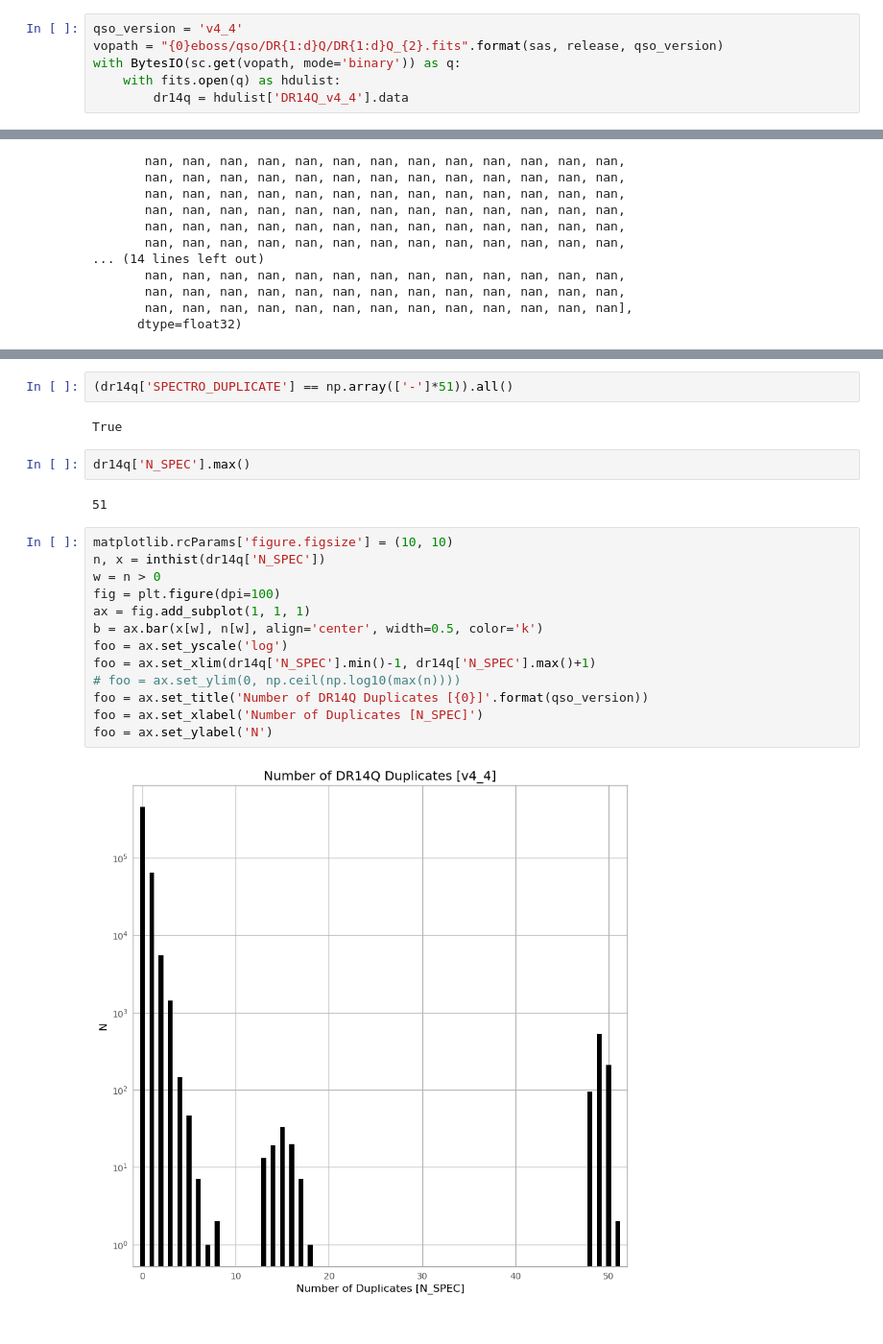
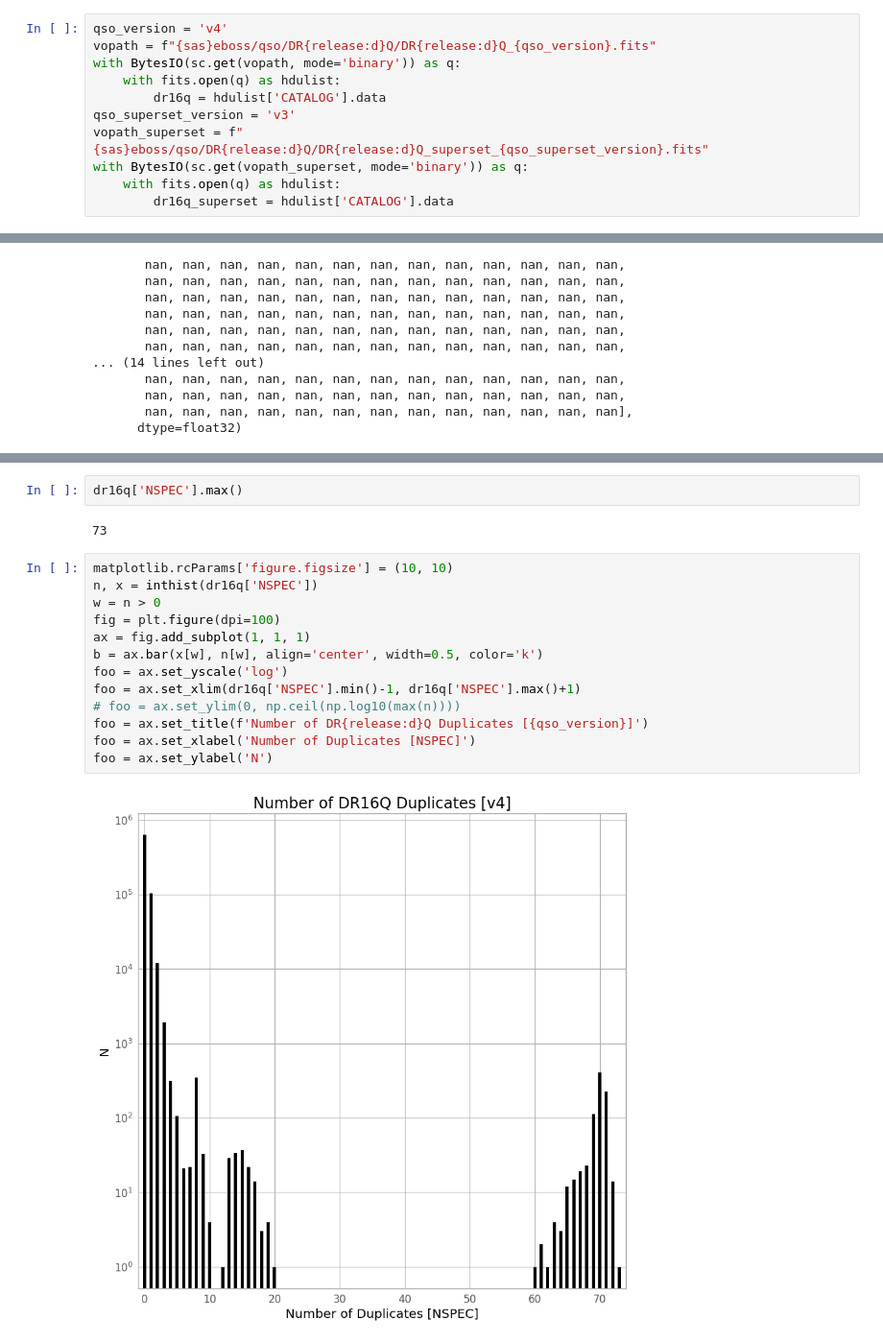
Before and after one commit to astro-datalab/digestor, a Jupyter notebook: docs/notebooks/Preparing_SDSS_DR16_VACs.ipynb, the cells around one changed output, grey strips where cells are left out. Shown: that part at 96% size. Drawn from its saved outputs; the diff is of its cells as text.

```diff
--- a/docs/notebooks/Preparing_SDSS_DR16_VACs.ipynb
+++ b/docs/notebooks/Preparing_SDSS_DR16_VACs.ipynb
@@ -287,11 +285,16 @@ def unwrap_specobjid(specObjID, run2d_integer=False, specLineIndex=False):
 * Column names, *e.g.* `FLUX_0.2_2.0keV` contain characters that could be interpreted as integers.
 * Not all "primary" objects in DR14Q correspond to real objects in the specObjAll table.  And not all "duplicates" correspond to real objects either.  In these cases there are spectra that exist on disk, but are not now, and probably never will be added to CAS.  This makes it particularly difficult to cleanly join DR14Q to specObjAll.
 # %%
-qso_version = 'v4_4'
-vopath = "{0}eboss/qso/DR{1:d}Q/DR{1:d}Q_{2}.fits".format(sas, release, qso_version)
+qso_version = 'v4'
+vopath = f"{sas}eboss/qso/DR{release:d}Q/DR{release:d}Q_{qso_version}.fits"
 with BytesIO(sc.get(vopath, mode='binary')) as q:
     with fits.open(q) as hdulist:
-        dr14q = hdulist['DR14Q_v4_4'].data
+        dr16q = hdulist['CATALOG'].data
+qso_superset_version = 'v3'
+vopath_superset = f"{sas}eboss/qso/DR{release:d}Q/DR{release:d}Q_superset_{qso_superset_version}.fits"
+with BytesIO(sc.get(vopath_superset, mode='binary')) as q:
+    with fits.open(q) as hdulist:
+        dr16q_superset = hdulist['CATALOG'].data
 # %% [markdown]
 ### specObjID
 
@@ -441,23 +470,19 @@ Move the duplicate information to a separate table.  The `SPECTRO_DUPLICATE` col
-# %%
-(dr14q['SPECTRO_DUPLICATE'] == np.array(['-']*51)).all()
-# %% [output]
-True
-# %%
-dr14q['N_SPEC'].max()
-# %% [output]
-51
+# %%
+dr16q['NSPEC'].max()
+# %% [output]
+73
 # %%
 matplotlib.rcParams['figure.figsize'] = (10, 10)
-n, x = inthist(dr14q['N_SPEC'])
+n, x = inthist(dr16q['NSPEC'])
 w = n > 0
 fig = plt.figure(dpi=100)
 ax = fig.add_subplot(1, 1, 1)
 b = ax.bar(x[w], n[w], align='center', width=0.5, color='k')
 foo = ax.set_yscale('log')
-foo = ax.set_xlim(dr14q['N_SPEC'].min()-1, dr14q['N_SPEC'].max()+1)
+foo = ax.set_xlim(dr16q['NSPEC'].min()-1, dr16q['NSPEC'].max()+1)
 # foo = ax.set_ylim(0, np.ceil(np.log10(max(n))))
-foo = ax.set_title('Number of DR14Q Duplicates [{0}]'.format(qso_version))
-foo = ax.set_xlabel('Number of Duplicates [N_SPEC]')
+foo = ax.set_title(f'Number of DR{release:d}Q Duplicates [{qso_version}]')
+foo = ax.set_xlabel('Number of Duplicates [NSPEC]')
 foo = ax.set_ylabel('N')
 # %% [output]
-[figure, old version]
+[figure, new version]
```
Also changed, not shown: parts of 43 cells of this notebook.
